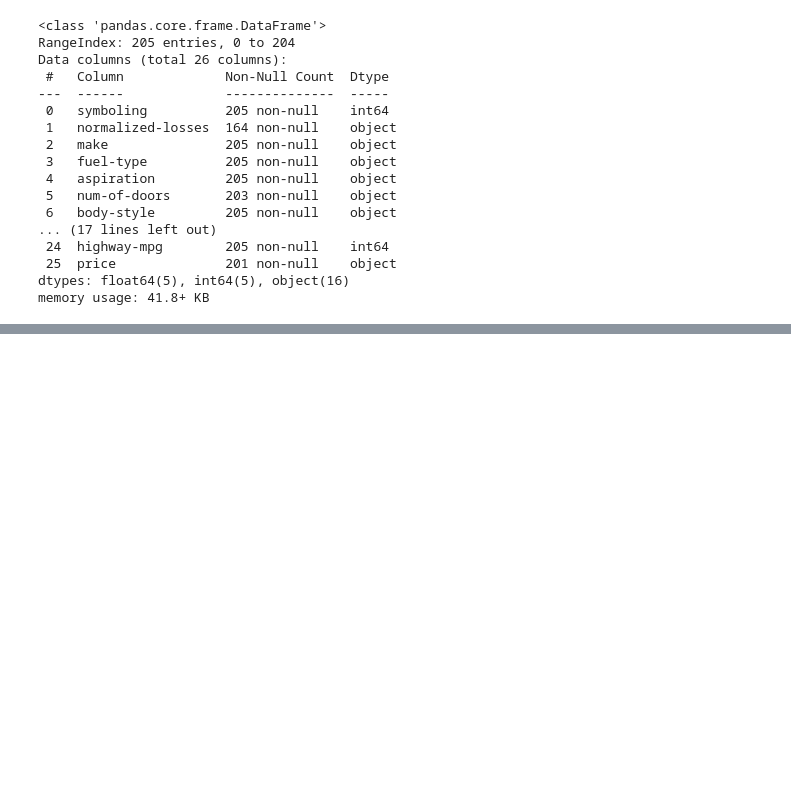
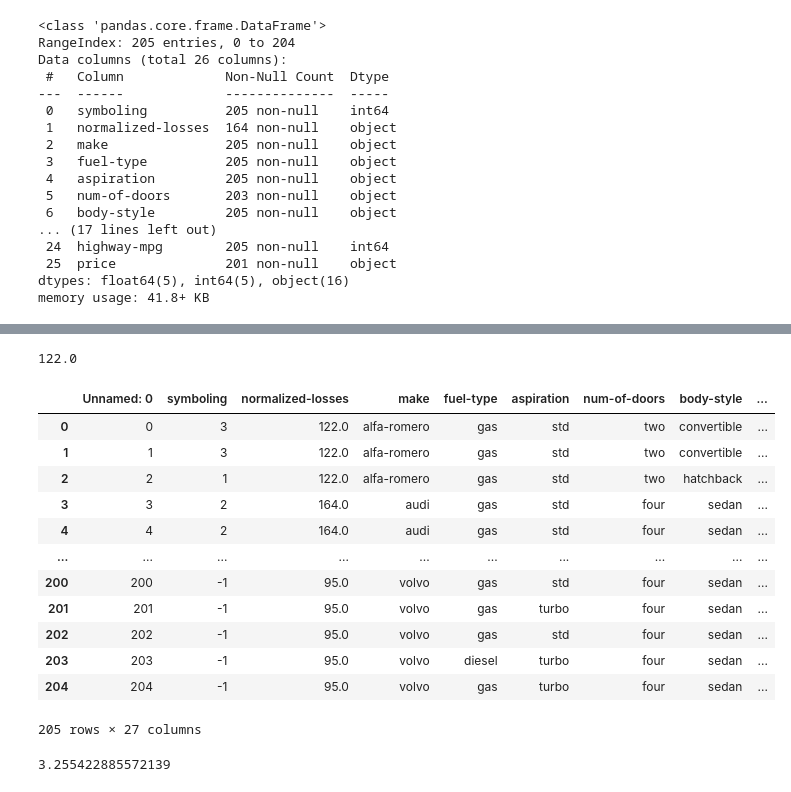
Before and after one commit to Aasthapaudel/-Imagine-cup-cloud-skill-Challenge-, a Jupyter notebook: Data_processing.ipynb, the cells around one changed output, grey strips where cells are left out. Drawn from its saved outputs; the diff is of its cells as text; code cells hidden in the pictures; blank space fills up the shorter version.

```diff
--- a/Data_processing.ipynb
+++ b/Data_processing.ipynb
@@ -148,0 +228,27 @@ df.to_csv("saved_dataset.csv")
+# %%
+avg_nor_loss = df['normalized-losses'].astype("float").mean()
+avg_nor_loss
+# %% [output]
+122.0
+# %%
+df1['normalized-losses'].replace(np.nan,avg_nor_loss,inplace = True)
+df1
+# %% [output]
+|  | Unnamed: 0 | symboling | normalized-losses | make | fuel-type | aspiration | num-of-doors | body-style | ... |
+| 0 | 0 | 3 | 122.0 | alfa-romero | gas | std | two | convertible | ... |
+| 1 | 1 | 3 | 122.0 | alfa-romero | gas | std | two | convertible | ... |
+| 2 | 2 | 1 | 122.0 | alfa-romero | gas | std | two | hatchback | ... |
+| 3 | 3 | 2 | 164.0 | audi | gas | std | four | sedan | ... |
+| 4 | 4 | 2 | 164.0 | audi | gas | std | four | sedan | ... |
+| ... | ... | ... | ... | ... | ... | ... | ... | ... | ... |
+| 200 | 200 | -1 | 95.0 | volvo | gas | std | four | sedan | ... |
+| 201 | 201 | -1 | 95.0 | volvo | gas | turbo | four | sedan | ... |
+| 202 | 202 | -1 | 95.0 | volvo | gas | std | four | sedan | ... |
+| 203 | 203 | -1 | 95.0 | volvo | diesel | turbo | four | sedan | ... |
+| 204 | 204 | -1 | 95.0 | volvo | gas | turbo | four | sedan | ... |
+205 rows × 27 columns
+# %%
+avg_nor_loss1 = df1['stroke'].astype("float").mean()
+avg_nor_loss1
+# %% [output]
+3.255422885572139
```
Also changed, not shown: parts of 18 cells of this notebook.
